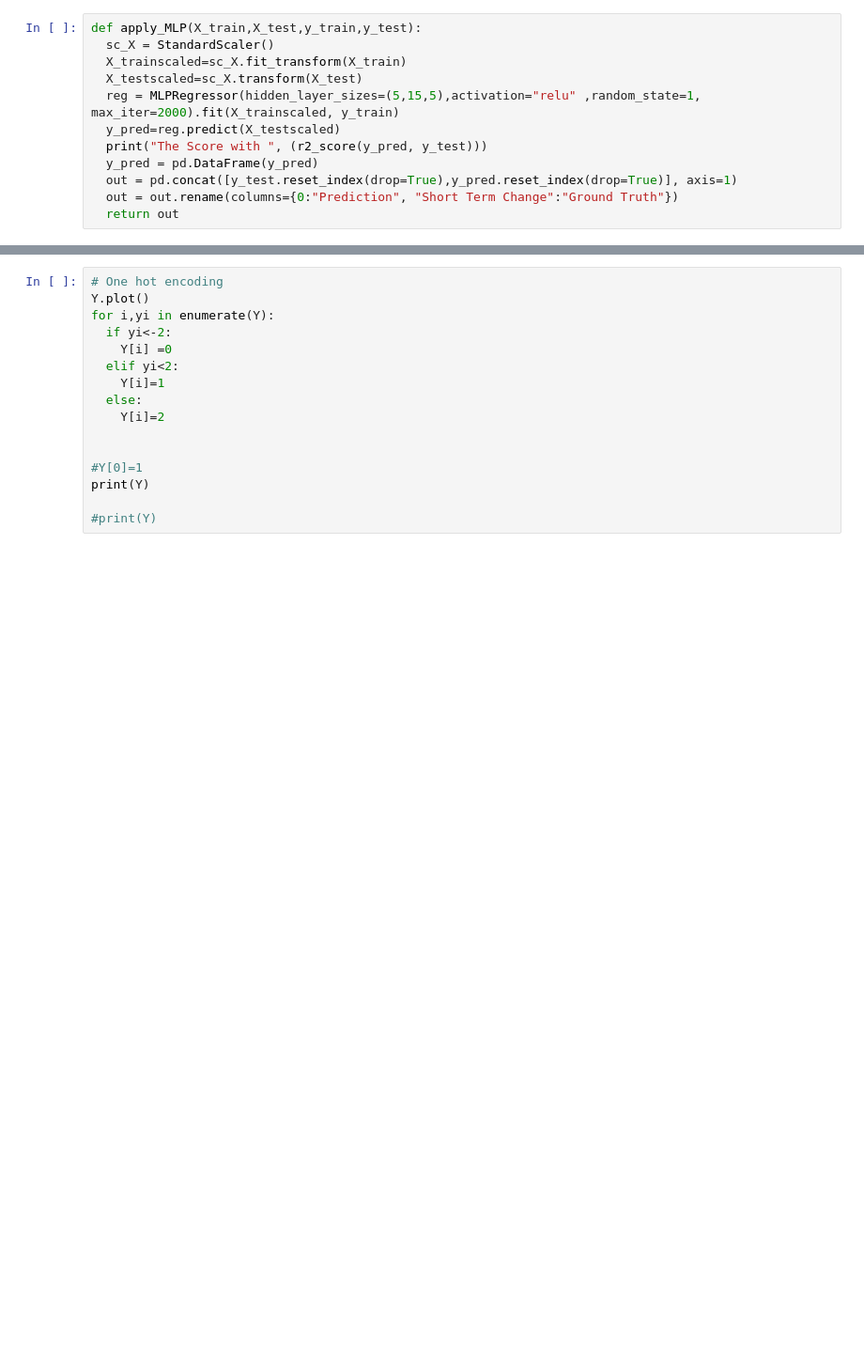
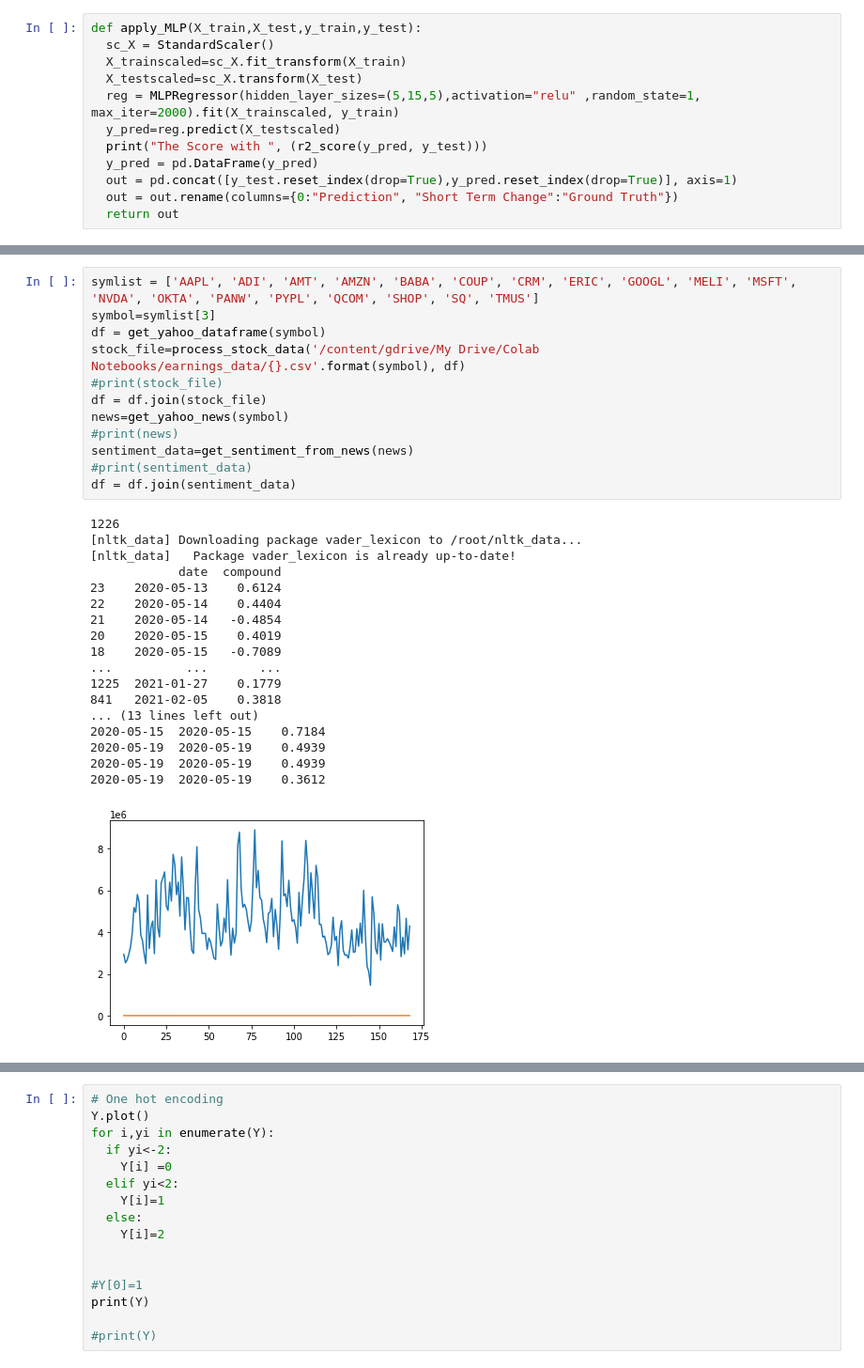
Before and after one commit to sj-ucsd/ece143_stock_sentiment_analysis, a Jupyter notebook: Project.ipynb, the cells around one changed output, grey strips where cells are left out. Shown at 94% size. Drawn from its saved outputs; the diff is of its cells as text; blank space fills up the shorter version.

```diff
--- a/Project.ipynb
+++ b/Project.ipynb
@@ -449,0 +240,31 @@ The Score with  0.6136906399276785
+# %%
+symlist = ['AAPL', 'ADI', 'AMT', 'AMZN', 'BABA', 'COUP', 'CRM', 'ERIC', 'GOOGL', 'MELI', 'MSFT', 'NVDA', 'OKTA', 'PANW', 'PYPL', 'QCOM', 'SHOP', 'SQ', 'TMUS']
+symbol=symlist[3]
+df = get_yahoo_dataframe(symbol)
+stock_file=process_stock_data('/content/gdrive/My Drive/Colab Notebooks/earnings_data/{}.csv'.format(symbol), df)
+#print(stock_file)
+df = df.join(stock_file)
+news=get_yahoo_news(symbol)
+#print(news)
+sentiment_data=get_sentiment_from_news(news)
+#print(sentiment_data)
+df = df.join(sentiment_data)
+# %% [output]
+1226
+[nltk_data] Downloading package vader_lexicon to /root/nltk_data...
+[nltk_data]   Package vader_lexicon is already up-to-date!
+            date  compound
+23    2020-05-13    0.6124
+22    2020-05-14    0.4404
+21    2020-05-14   -0.4854
+20    2020-05-15    0.4019
+18    2020-05-15   -0.7089
+...          ...       ...
+1225  2021-01-27    0.1779
+841   2021-02-05    0.3818
+... (13 lines left out)
+2020-05-15  2020-05-15    0.7184
+2020-05-19  2020-05-19    0.4939
+2020-05-19  2020-05-19    0.4939
+2020-05-19  2020-05-19    0.3612
+[figure, added]
```
Also changed, not shown: parts of 31 cells of this notebook.
